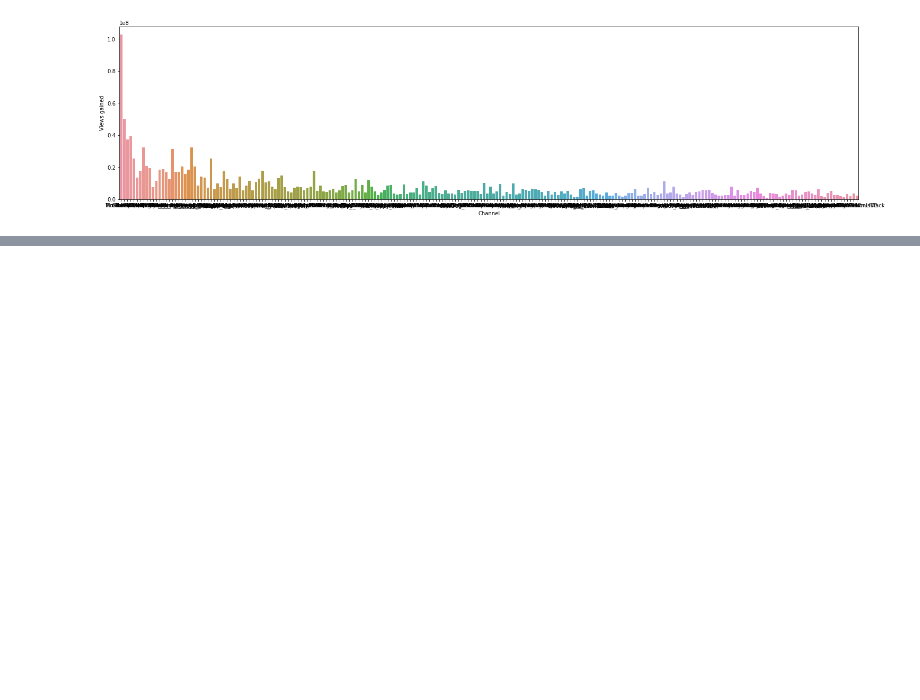
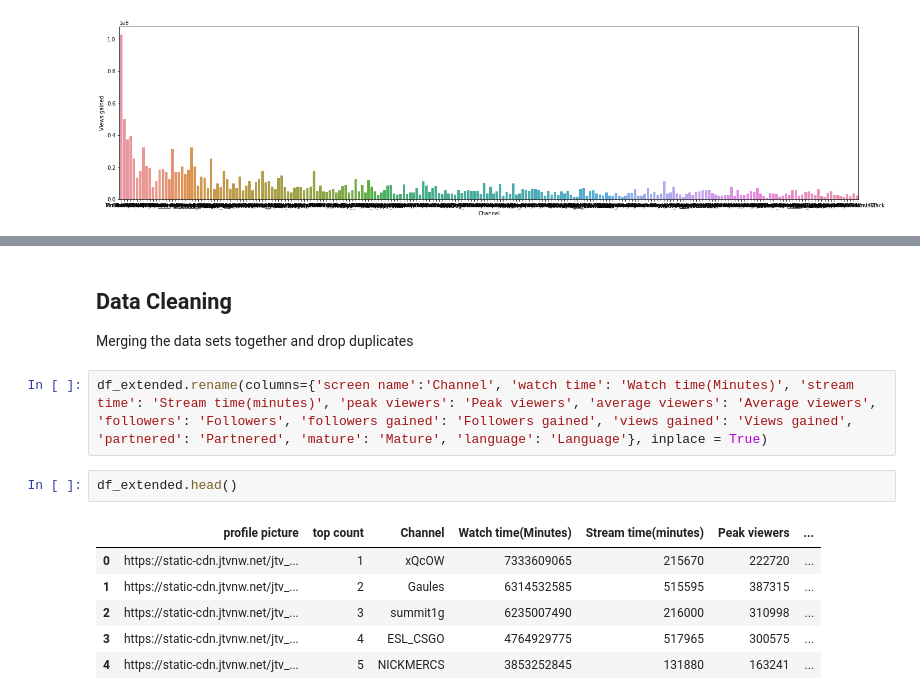
Before and after one commit to meowkaiser/Twitch-Analytics, a Jupyter notebook: Michael Schor Notebook.ipynb, the cells around one changed output, grey strips where cells are left out. Saved outputs shown, nothing was run; the diff lists cells and outputs as text; blank space fills up the shorter version.

```diff
--- a/Michael Schor Notebook.ipynb
+++ b/Michael Schor Notebook.ipynb
@@ -114,0 +189,15 @@ plt.show()
+# %% [markdown]
+## Data Cleaning
+
+Merging the data sets together and drop duplicates
+# %%
+df_extended.rename(columns={'screen name':'Channel', 'watch time': 'Watch time(Minutes)', 'stream time': 'Stream time(minutes)', 'peak viewers': 'Peak viewers', 'average viewers': 'Average viewers', 'followers': 'Followers', 'followers gained': 'Followers gained', 'views gained': 'Views gained', 'partnered': 'Partnered', 'mature': 'Mature', 'language': 'Language'}, inplace = True)
+# %%
+df_extended.head()
+# %% [output]
+|  | profile picture | top count | Channel | Watch time(Minutes) | Stream time(minutes) | Peak viewers | ... |
+| 0 | https://static-cdn.jtvnw.net/jtv_... | 1 | xQcOW | 7333609065 | 215670 | 222720 | ... |
+| 1 | https://static-cdn.jtvnw.net/jtv_... | 2 | Gaules | 6314532585 | 515595 | 387315 | ... |
+| 2 | https://static-cdn.jtvnw.net/jtv_... | 3 | summit1g | 6235007490 | 216000 | 310998 | ... |
+| 3 | https://static-cdn.jtvnw.net/jtv_... | 4 | ESL_CSGO | 4764929775 | 517965 | 300575 | ... |
+| 4 | https://static-cdn.jtvnw.net/jtv_... | 5 | NICKMERCS | 3853252845 | 131880 | 163241 | ... |
```
Also changed, not shown: parts of 12 cells of this notebook.
